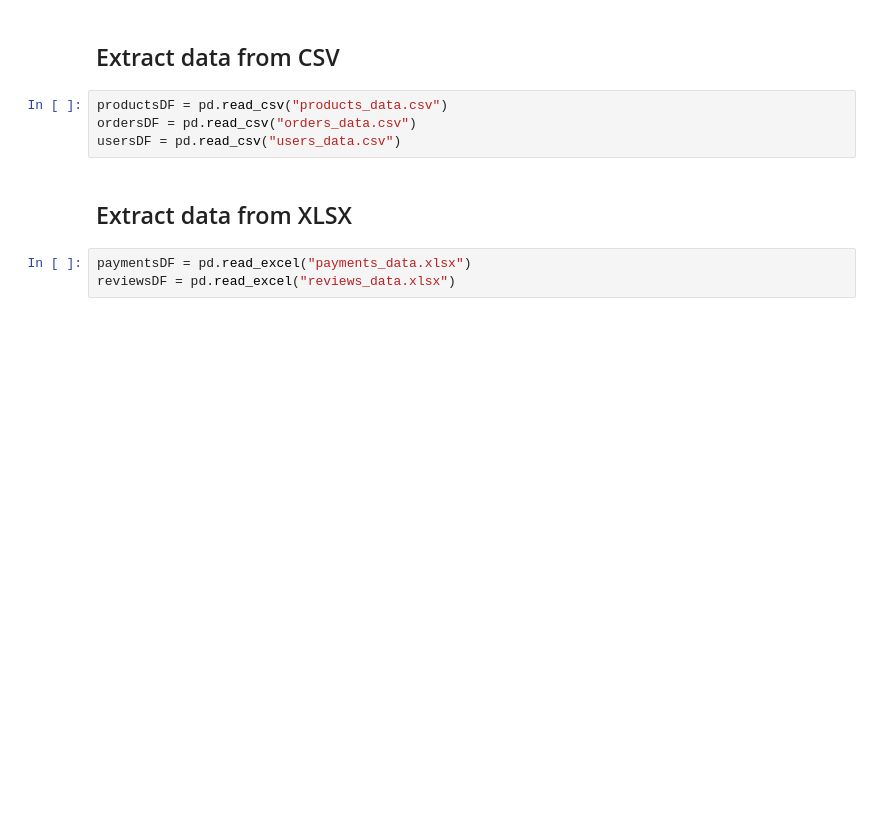
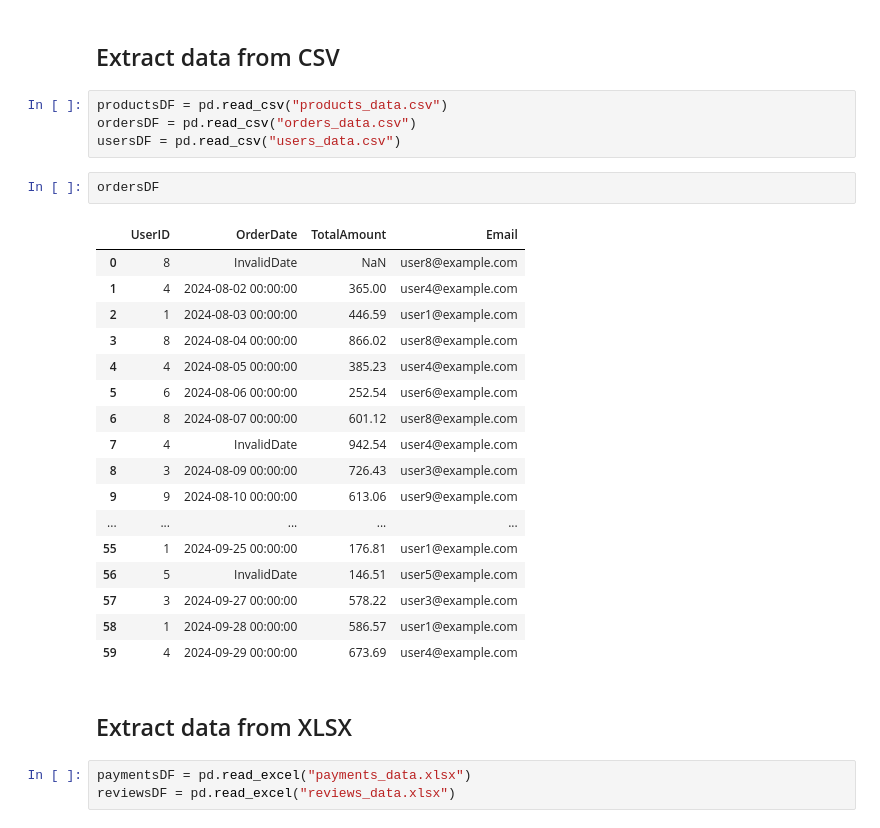
Before and after one commit to floortom/Database-Design, a Jupyter notebook: ETL/ETLprocess.ipynb, the cells around one changed output. Cells and saved outputs as stored; diff of their text form; blank space fills up the shorter version.

```diff
--- a/ETL/ETLprocess.ipynb
+++ b/ETL/ETLprocess.ipynb
@@ -8,6 +8,26 @@ import pandas as pd
 productsDF = pd.read_csv("products_data.csv")
 ordersDF = pd.read_csv("orders_data.csv")
 usersDF = pd.read_csv("users_data.csv")
+# %%
+ordersDF
+# %% [output]
+|  | UserID | OrderDate | TotalAmount | Email |
+| 0 | 8 | InvalidDate | NaN | user8@example.com |
+| 1 | 4 | 2024-08-02 00:00:00 | 365.00 | user4@example.com |
+| 2 | 1 | 2024-08-03 00:00:00 | 446.59 | user1@example.com |
+| 3 | 8 | 2024-08-04 00:00:00 | 866.02 | user8@example.com |
+| 4 | 4 | 2024-08-05 00:00:00 | 385.23 | user4@example.com |
+| 5 | 6 | 2024-08-06 00:00:00 | 252.54 | user6@example.com |
+| 6 | 8 | 2024-08-07 00:00:00 | 601.12 | user8@example.com |
+| 7 | 4 | InvalidDate | 942.54 | user4@example.com |
+| 8 | 3 | 2024-08-09 00:00:00 | 726.43 | user3@example.com |
+| 9 | 9 | 2024-08-10 00:00:00 | 613.06 | user9@example.com |
+| ... | ... | ... | ... | ... |
+| 55 | 1 | 2024-09-25 00:00:00 | 176.81 | user1@example.com |
+| 56 | 5 | InvalidDate | 146.51 | user5@example.com |
+| 57 | 3 | 2024-09-27 00:00:00 | 578.22 | user3@example.com |
+| 58 | 1 | 2024-09-28 00:00:00 | 586.57 | user1@example.com |
+| 59 | 4 | 2024-09-29 00:00:00 | 673.69 | user4@example.com |
 # %% [markdown]
 ## Extract data from XLSX
 # %%
```
Also changed, not shown: parts of 35 cells of this notebook, 1 other file.
